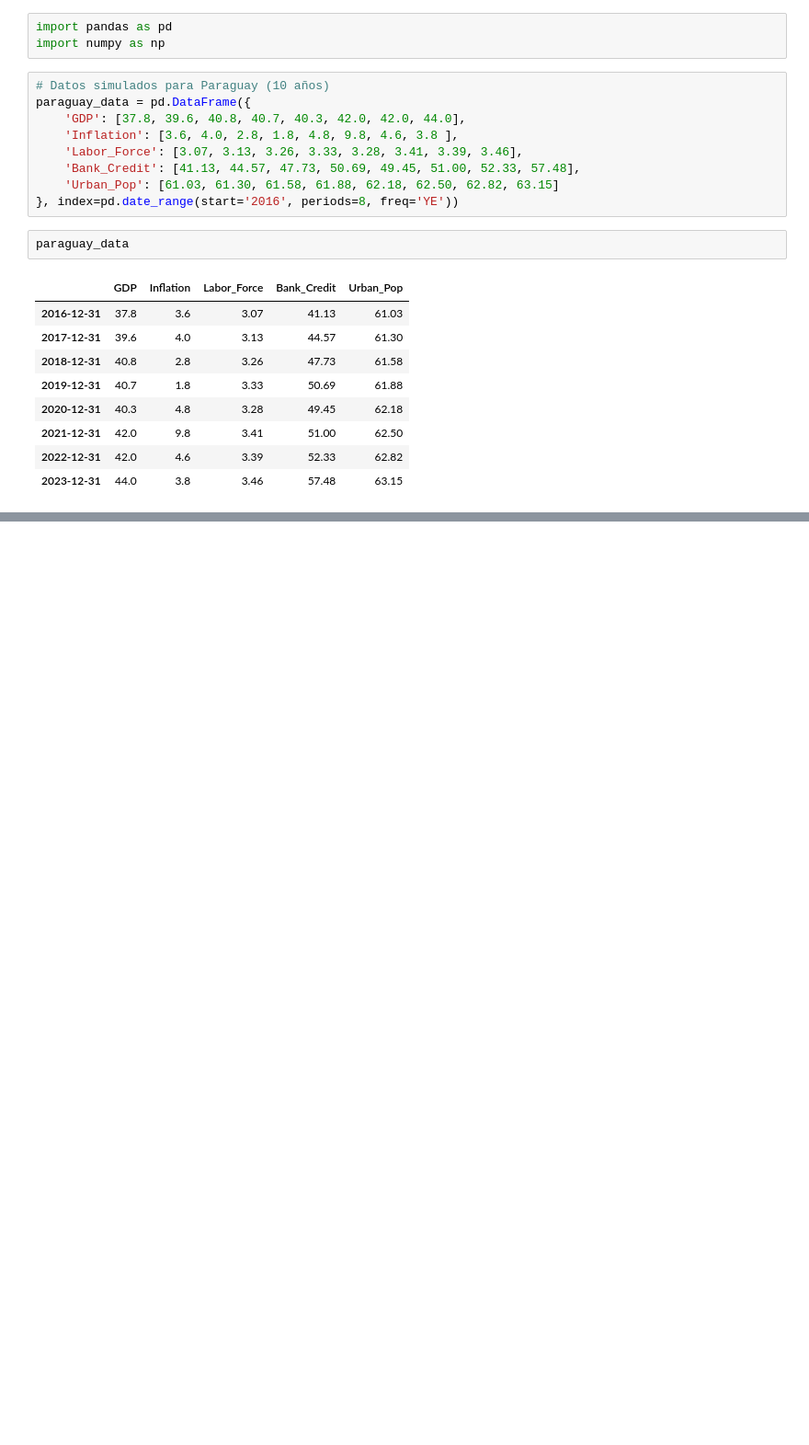
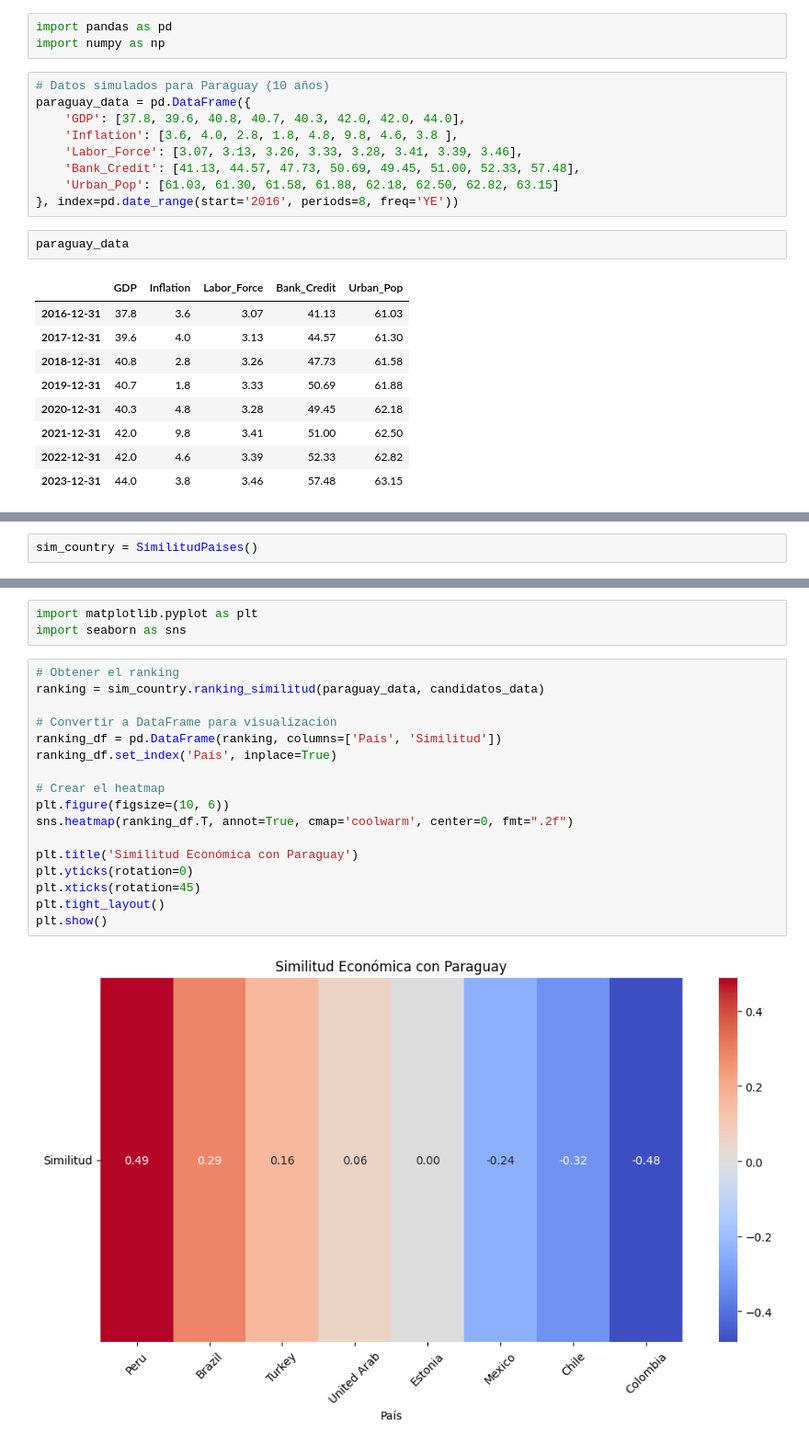
Before and after one commit to acostadlucas/mcs-red, a Jupyter notebook: country_similarity.ipynb, the cells around one changed output, grey strips where cells are left out. Shown: that part at 92% size. Cells and saved outputs as stored; diff of their text form; blank space fills up the shorter version.

```diff
--- a/country_similarity.ipynb
+++ b/country_similarity.ipynb
@@ -90,0 +121,2 @@ candidatos_data = {
+# %%
+sim_country = SimilitudPaises()
@@ -90,0 +134,22 @@ candidatos_data = {
+# %%
+import matplotlib.pyplot as plt
+import seaborn as sns
+# %%
+# Obtener el ranking
+ranking = sim_country.ranking_similitud(paraguay_data, candidatos_data)
+
+# Convertir a DataFrame para visualización
+ranking_df = pd.DataFrame(ranking, columns=['País', 'Similitud'])
+ranking_df.set_index('País', inplace=True)
+
+# Crear el heatmap
+plt.figure(figsize=(10, 6))
+sns.heatmap(ranking_df.T, annot=True, cmap='coolwarm', center=0, fmt=".2f")
+
+plt.title('Similitud Económica con Paraguay')
+plt.yticks(rotation=0)
+plt.xticks(rotation=45)
+plt.tight_layout()
+plt.show()
+# %% [output]
+[figure, added]
```
Also changed, not shown: parts of 3 cells of this notebook.
